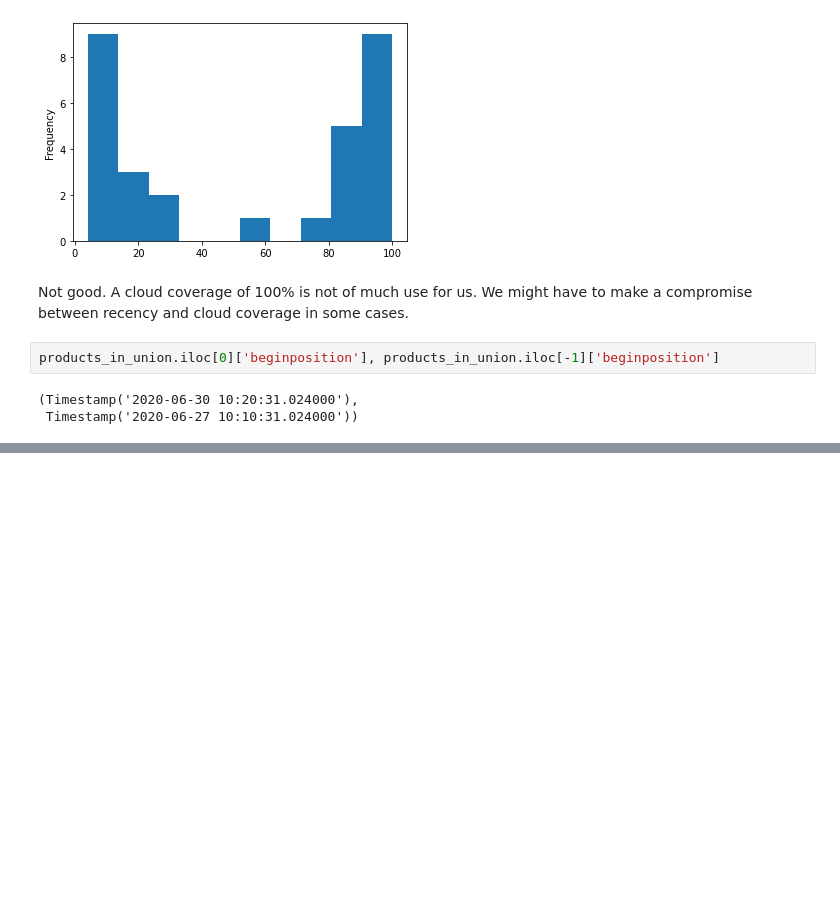
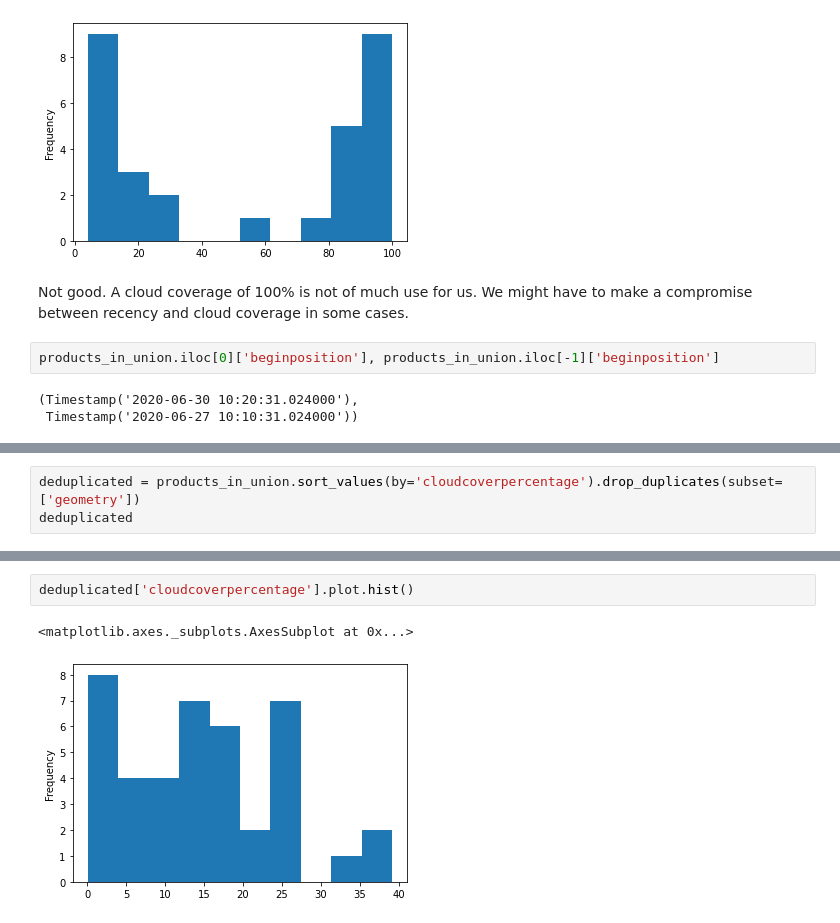
Before and after one commit to rrrnld/earth-observation-for-journalism, a Jupyter notebook: True-Color Image/01 Brandenburg Cover Research.ipynb, the cells around one changed output, grey strips where cells are left out. Saved outputs shown, nothing was run; the diff lists cells and outputs as text; blank space fills up the shorter version.

```diff
--- a/True-Color Image/01 Brandenburg Cover Research.ipynb
+++ b/True-Color Image/01 Brandenburg Cover Research.ipynb
@@ -224,0 +229,3 @@ products_in_union
+# %%
+deduplicated = products_in_union.sort_values(by='cloudcoverpercentage').drop_duplicates(subset=['geometry'])
+deduplicated
@@ -224,0 +251,5 @@ products_in_union
+# %%
+deduplicated['cloudcoverpercentage'].plot.hist()
+# %% [output]
+<matplotlib.axes._subplots.AxesSubplot at 0x...>
+[figure, added]
```
Also changed, not shown: parts of 9 cells of this notebook.
